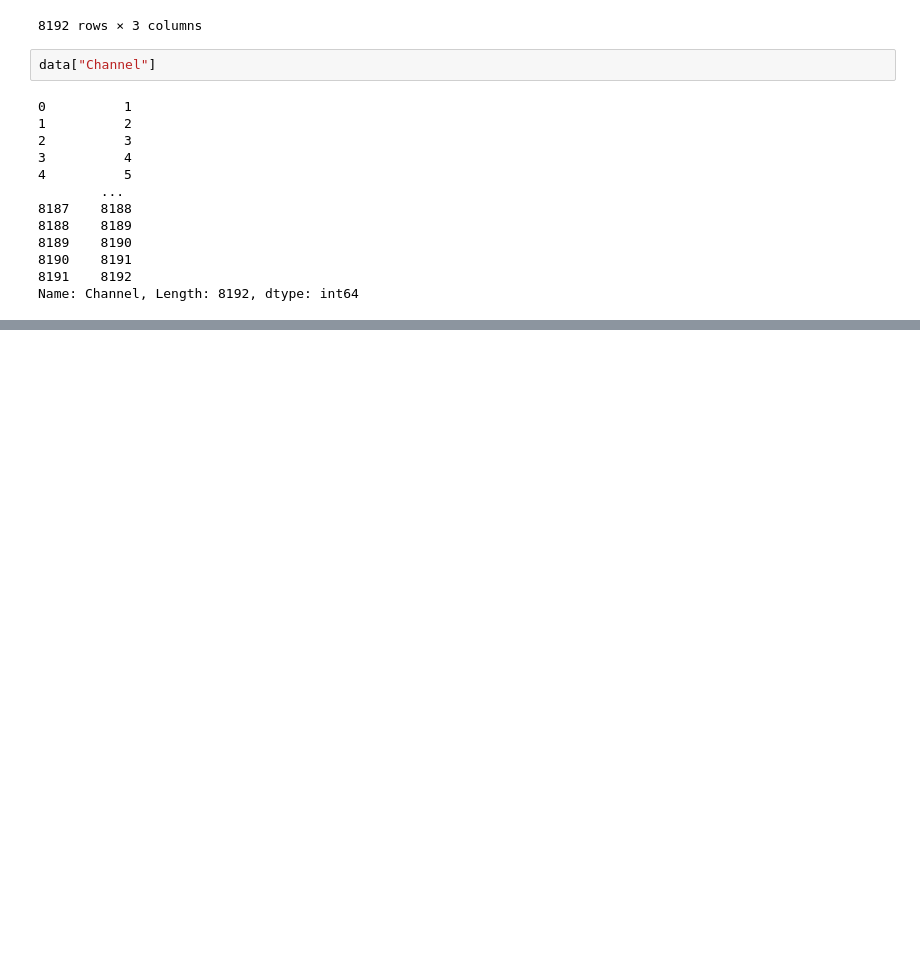
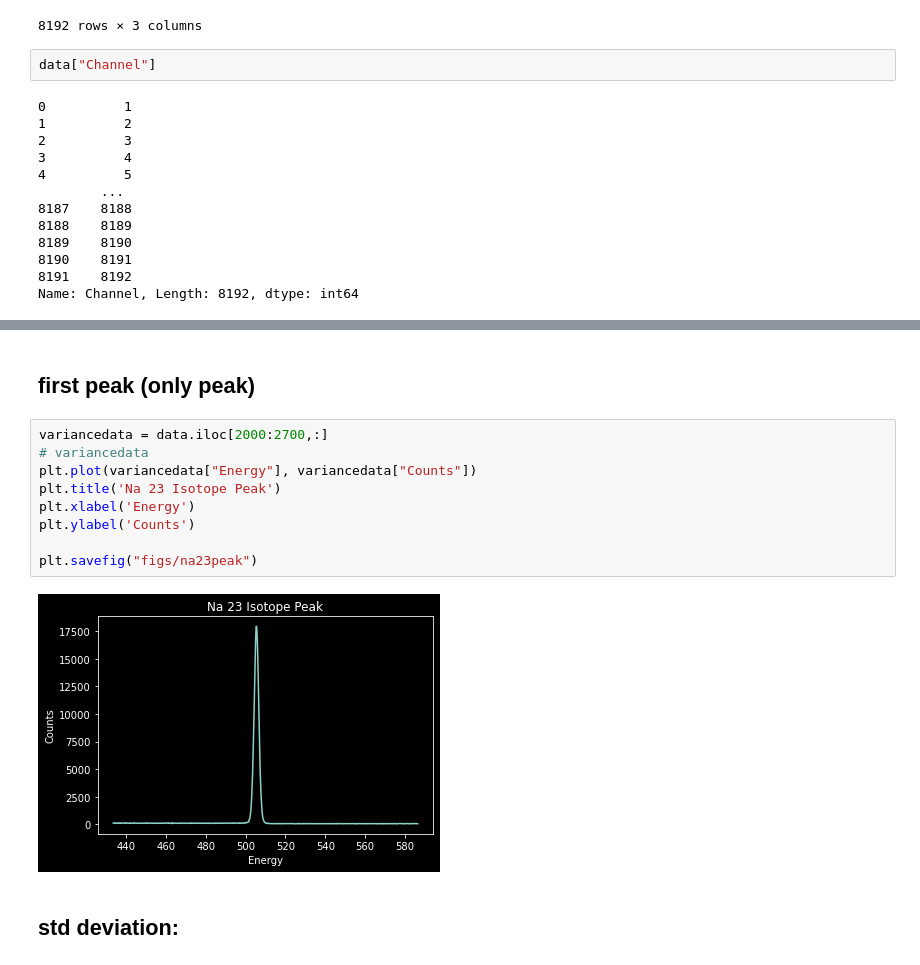
Before and after one commit to sevdeawesome/Gamma-Ray, a Jupyter notebook: na23.ipynb, the cells around one changed output, grey strips where cells are left out. Drawn from its saved outputs; the diff is of its cells as text; blank space fills up the shorter version.

```diff
--- a/na23.ipynb
+++ b/na23.ipynb
@@ -59,0 +47,15 @@ dtype: float64
+# %% [markdown]
+## first peak (only peak)
+# %%
+variancedata = data.iloc[2000:2700,:]
+# variancedata
+plt.plot(variancedata["Energy"], variancedata["Counts"])
+plt.title('Na 23 Isotope Peak')
+plt.xlabel('Energy')
+plt.ylabel('Counts')
+
+plt.savefig("figs/na23peak")
+# %% [output]
+[figure, added]
+# %% [markdown]
+## std deviation:
```
Also changed, not shown: parts of 7 cells of this notebook, 5 other files.
